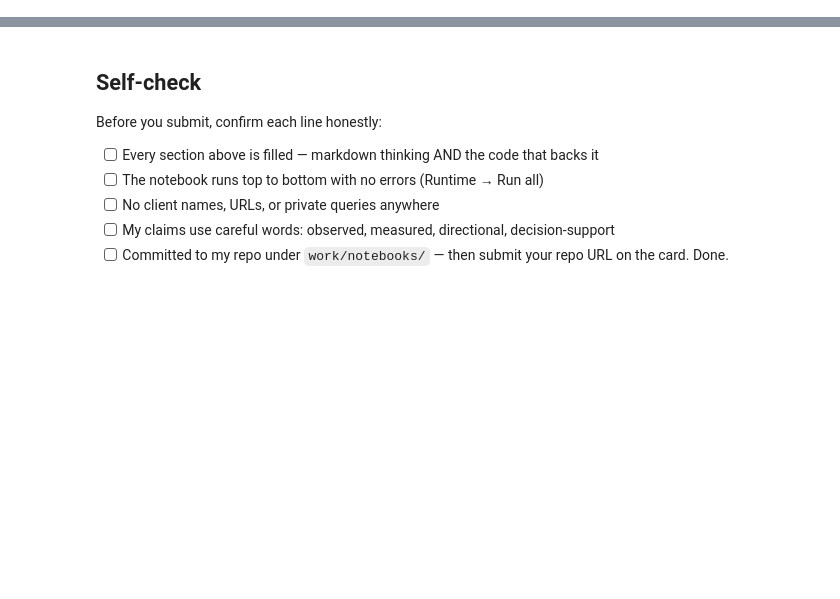
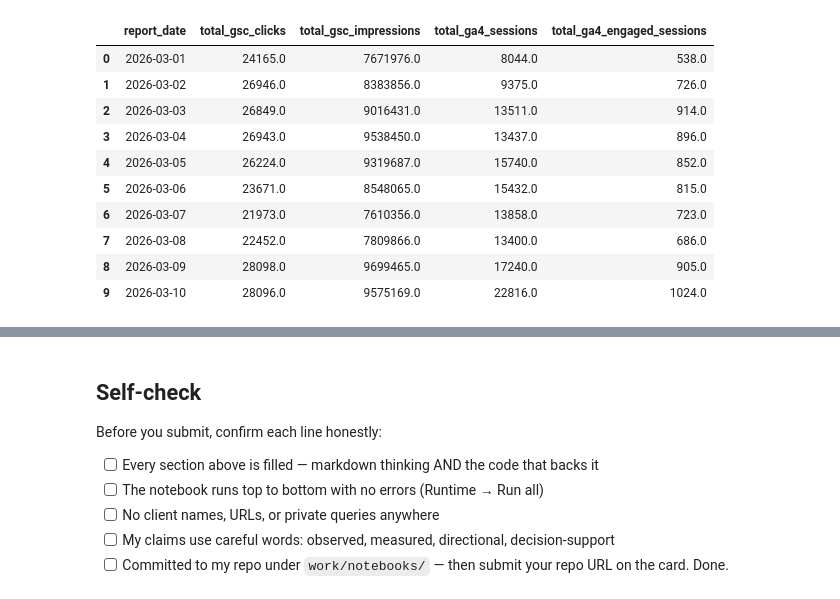
Before and after one commit to ektam9931/flyrank-ml-week1, a Jupyter notebook: work/notebooks/w03_data_contract.ipynb, the cells around one changed output, grey strips where cells are left out. Drawn from its saved outputs; the diff is of its cells as text; code cells hidden in the pictures; blank space fills up the shorter version.

```diff
--- a/work/notebooks/w03_data_contract.ipynb
+++ b/work/notebooks/w03_data_contract.ipynb
@@ -36,0 +173,30 @@ This skeleton is yours to fill. Work the sections **in order** — each one has
+# %%
+query = """
+SELECT
+    report_date,
+    SUM(gsc_clicks) AS total_gsc_clicks,
+    SUM(gsc_impressions) AS total_gsc_impressions,
+    SUM(ga4_sessions) AS total_ga4_sessions,
+    SUM(ga4_engaged_sessions) AS total_ga4_engaged_sessions
+FROM read_parquet(
+    'hf://datasets/FlyRank/internship-warehouse/fact_content_daily_performance/**/*.parquet'
+)
+WHERE month = '2026-03'
+GROUP BY report_date
+ORDER BY report_date
+LIMIT 10
+"""
+
+con.execute(query).df()
+# %% [output]
+|  | report_date | total_gsc_clicks | total_gsc_impressions | total_ga4_sessions | total_ga4_engaged_sessions |
+| 0 | 2026-03-01 | 24165.0 | 7671976.0 | 8044.0 | 538.0 |
+| 1 | 2026-03-02 | 26946.0 | 8383856.0 | 9375.0 | 726.0 |
+| 2 | 2026-03-03 | 26849.0 | 9016431.0 | 13511.0 | 914.0 |
+| 3 | 2026-03-04 | 26943.0 | 9538450.0 | 13437.0 | 896.0 |
+| 4 | 2026-03-05 | 26224.0 | 9319687.0 | 15740.0 | 852.0 |
+| 5 | 2026-03-06 | 23671.0 | 8548065.0 | 15432.0 | 815.0 |
+| 6 | 2026-03-07 | 21973.0 | 7610356.0 | 13858.0 | 723.0 |
+| 7 | 2026-03-08 | 22452.0 | 7809866.0 | 13400.0 | 686.0 |
+| 8 | 2026-03-09 | 28098.0 | 9699465.0 | 17240.0 | 905.0 |
+| 9 | 2026-03-10 | 28096.0 | 9575169.0 | 22816.0 | 1024.0 |
```
Also changed, not shown: parts of 31 cells of this notebook.
